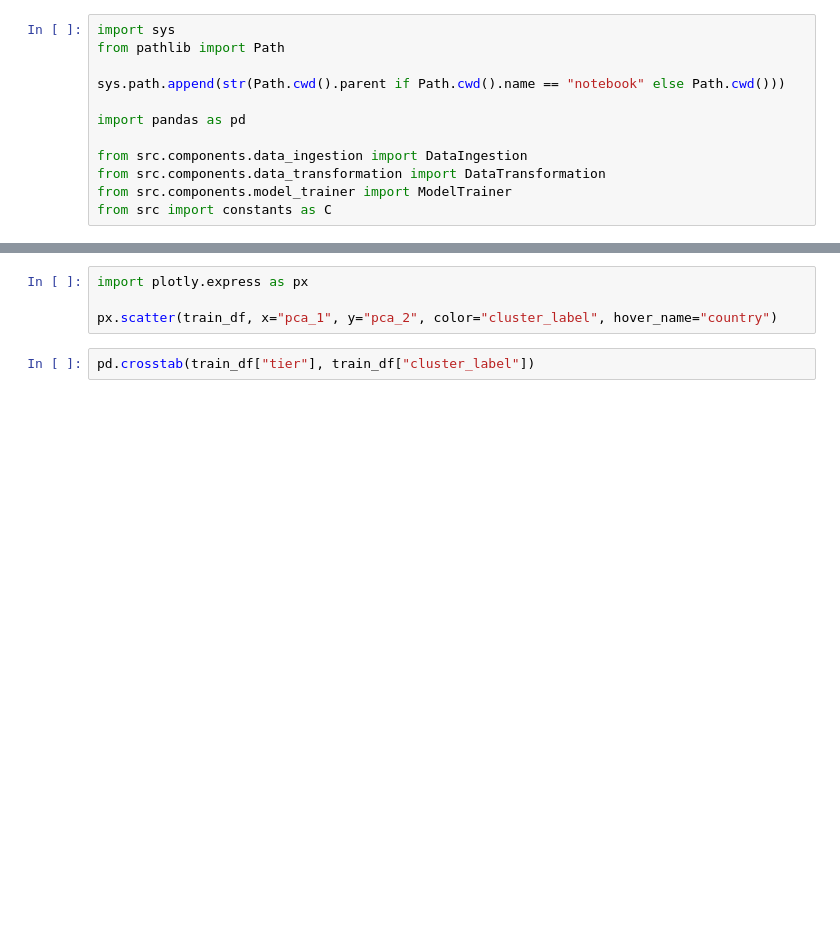
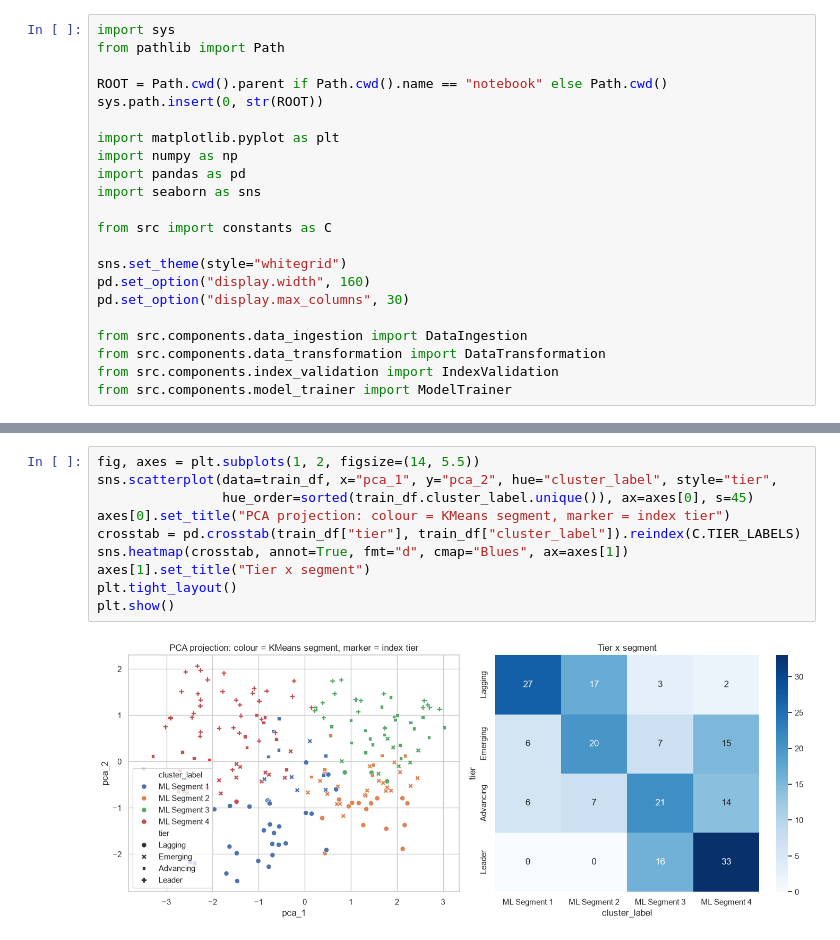
Before and after one commit to plufle/NetZeroAI, a Jupyter notebook: notebook/training.ipynb, the cells around one changed output, grey strips where cells are left out. Drawn from its saved outputs; the diff is of its cells as text; blank space fills up the shorter version.

```diff
--- a/notebook/training.ipynb
+++ b/notebook/training.ipynb
@@ -6,11 +6,21 @@ Run from the project root. Walks through the same steps as `src/pipeline/train_p
 import sys
 from pathlib import Path
 
-sys.path.append(str(Path.cwd().parent if Path.cwd().name == "notebook" else Path.cwd()))
+ROOT = Path.cwd().parent if Path.cwd().name == "notebook" else Path.cwd()
+sys.path.insert(0, str(ROOT))
 
+import matplotlib.pyplot as plt
+import numpy as np
 import pandas as pd
+import seaborn as sns
+
+from src import constants as C
+
+sns.set_theme(style="whitegrid")
+pd.set_option("display.width", 160)
+pd.set_option("display.max_columns", 30)
 
 from src.components.data_ingestion import DataIngestion
 from src.components.data_transformation import DataTransformation
+from src.components.index_validation import IndexValidation
 from src.components.model_trainer import ModelTrainer
-from src import constants as C
@@ -26,6 +84,12 @@ k_table
-# %%
-import plotly.express as px
-
-px.scatter(train_df, x="pca_1", y="pca_2", color="cluster_label", hover_name="country")
-# %%
-pd.crosstab(train_df["tier"], train_df["cluster_label"])
+# %%
+fig, axes = plt.subplots(1, 2, figsize=(14, 5.5))
+sns.scatterplot(data=train_df, x="pca_1", y="pca_2", hue="cluster_label", style="tier",
+                hue_order=sorted(train_df.cluster_label.unique()), ax=axes[0], s=45)
+axes[0].set_title("PCA projection: colour = KMeans segment, marker = index tier")
+crosstab = pd.crosstab(train_df["tier"], train_df["cluster_label"]).reindex(C.TIER_LABELS)
+sns.heatmap(crosstab, annot=True, fmt="d", cmap="Blues", ax=axes[1])
+axes[1].set_title("Tier x segment")
+plt.tight_layout()
+plt.show()
+# %% [output]
+[figure, added]
```
Also changed, not shown: parts of 16 cells of this notebook, 45 other files.
